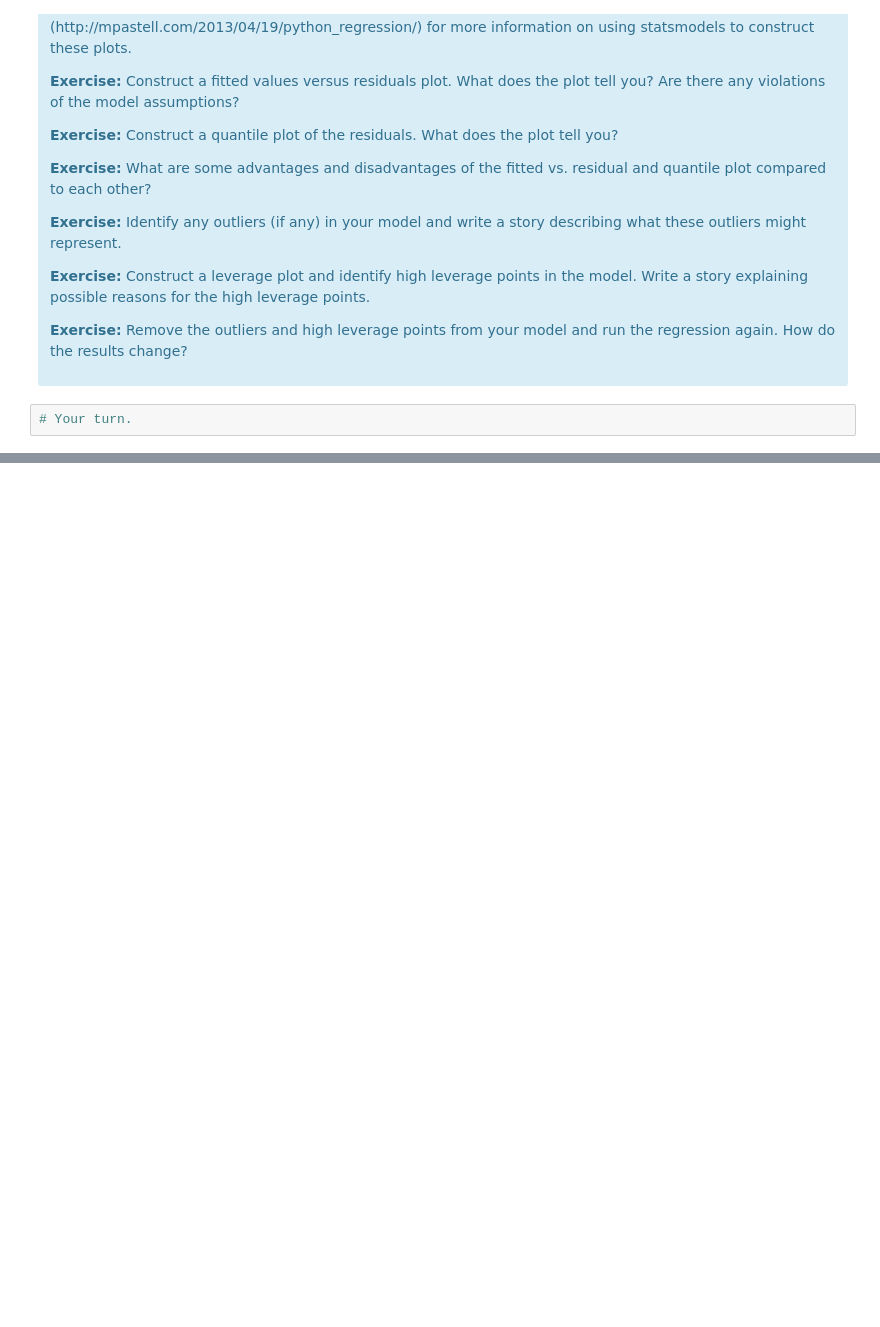
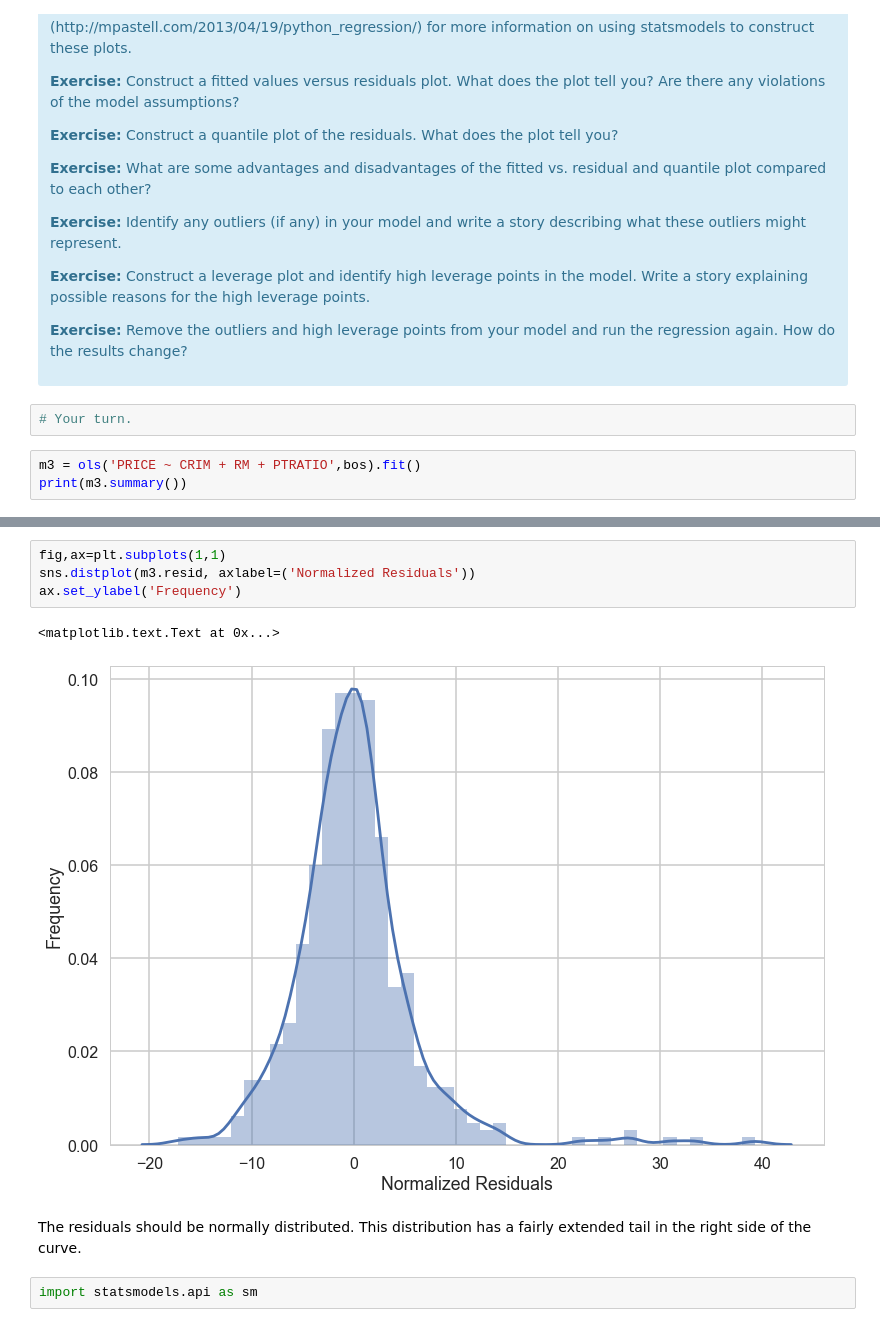
Before and after one commit to mskaerthomason/Springboard-Projects, a Jupyter notebook: linear_regression/Mini_Project_Linear_Regression.ipynb, the cells around one changed output, grey strips where cells are left out. Saved outputs shown, nothing was run; the diff lists cells and outputs as text; blank space fills up the shorter version.

```diff
--- a/linear_regression/Mini_Project_Linear_Regression.ipynb
+++ b/linear_regression/Mini_Project_Linear_Regression.ipynb
@@ -904,3 +904,6 @@ There are some other issues that are important investigate with linear regressio
 </div>
 # %%
 # Your turn.
+# %%
+m3 = ols('PRICE ~ CRIM + RM + PTRATIO',bos).fit()
+print(m3.summary())
@@ -906,0 +928,11 @@ There are some other issues that are important investigate with linear regressio
+# %%
+fig,ax=plt.subplots(1,1)
+sns.distplot(m3.resid, axlabel=('Normalized Residuals'))
+ax.set_ylabel('Frequency')
+# %% [output]
+<matplotlib.text.Text at 0x...>
+[figure, added]
+# %% [markdown]
+The residuals should be normally distributed.  This distribution has a fairly extended tail in the right side of the curve.
+# %%
+import statsmodels.api as sm
```
Also changed, not shown: parts of 6 cells of this notebook.
